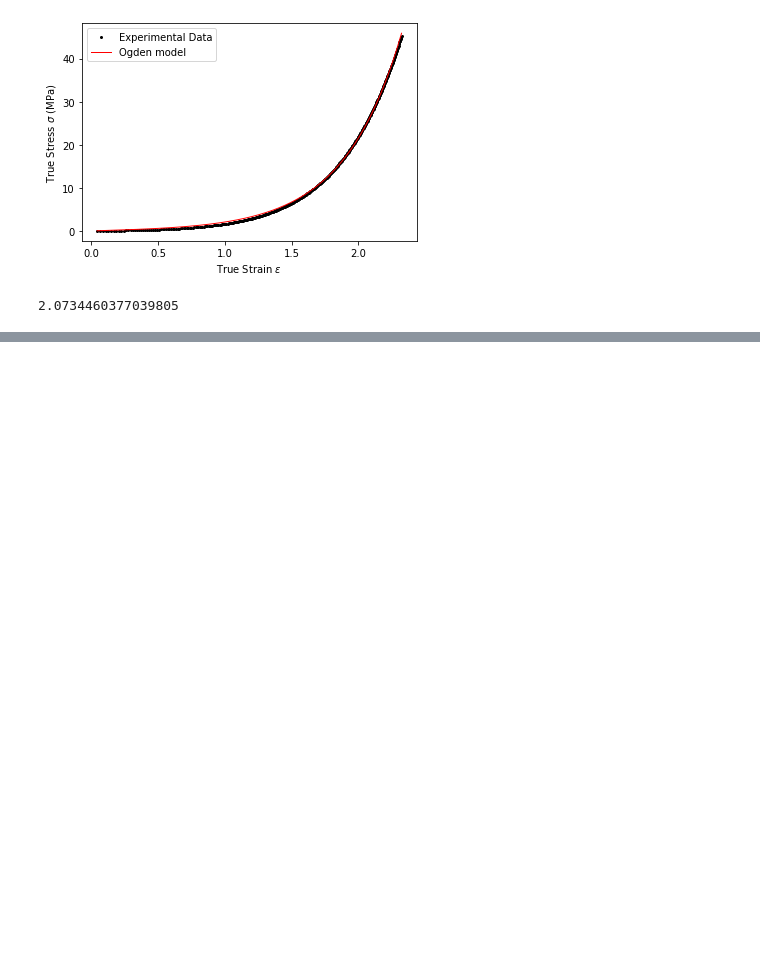
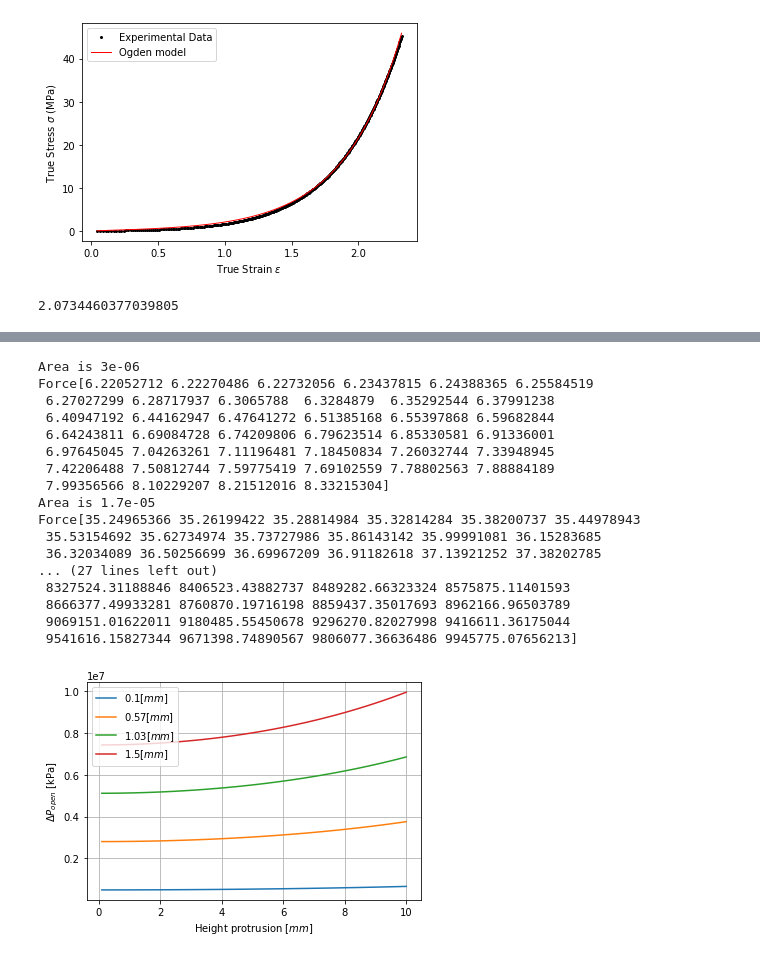
Before and after one commit to Olviel/Soft-Robotics-Materials-Database_forked, a Jupyter notebook: ICRA2023 Tutorial FT29 Towards an accessible soft robotics toolbox and validation test rig/opening_pressure.ipynb, the cells around one changed output, grey strips where cells are left out. Drawn from its saved outputs; the diff is of its cells as text; code cells hidden in the pictures; blank space fills up the shorter version.

```diff
--- a/ICRA2023 Tutorial FT29 Towards an accessible soft robotics toolbox and validation test rig/opening_pressure.ipynb
+++ b/ICRA2023 Tutorial FT29 Towards an accessible soft robotics toolbox and validation test rig/opening_pressure.ipynb
@@ -178,0 +216,36 @@ array([0.06000038, 0.06000482, 0.0600142 , 0.06002854, 0.06004783,
+# %%
+h_values = np.linspace(0.1, 10, 40) * 1e-3  # Vary height of inlet
+t_values= np.linspace(0.1,1.5,4)*1e-3 #vary thickness of membrane
+ID = 4e-3 # internal diameter of the inlet [m]
+t_inlet = 2e-3#  thickness of the inlet [m]
+D=30e-3 # Diameter membrane [m]
+
+for thickness in t_values:
+    P_open_values = compute_P_open(h_values, optim_parameters, order, ID, t_inlet, D, thickness)
+    plt.plot(h_values*1000,P_open_values,label=str(round(thickness*1000,2))+'[$mm$]')
+
+plt.xlabel('Height protrusion [$mm$]')
+plt.ylabel('$\\Delta P_{open}$ [kPa]')
+plt.legend()
+plt.grid()
+
+print(P_open_values)
+# %% [output]
+Area is 3e-06
+Force[6.22052712 6.22270486 6.22732056 6.23437815 6.24388365 6.25584519
+ 6.27027299 6.28717937 6.3065788  6.3284879  6.35292544 6.37991238
+ 6.40947192 6.44162947 6.47641272 6.51385168 6.55397868 6.59682844
+ 6.64243811 6.69084728 6.74209806 6.79623514 6.85330581 6.91336001
+ 6.97645045 7.04263261 7.11196481 7.18450834 7.26032744 7.33948945
+ 7.42206488 7.50812744 7.59775419 7.69102559 7.78802563 7.88884189
+ 7.99356566 8.10229207 8.21512016 8.33215304]
+Area is 1.7e-05
+Force[35.24965366 35.26199422 35.28814984 35.32814284 35.38200737 35.44978943
+ 35.53154692 35.62734974 35.73727986 35.86143142 35.99991081 36.15283685
+ 36.32034089 36.50256699 36.69967209 36.91182618 37.13921252 37.38202785
+... (27 lines left out)
+ 8327524.31188846 8406523.43882737 8489282.66323324 8575875.11401593
+ 8666377.49933281 8760870.19716198 8859437.35017693 8962166.96503789
+ 9069151.01622011 9180485.55450678 9296270.82027998 9416611.36175044
+ 9541616.15827344 9671398.74890567 9806077.36636486 9945775.07656213]
+[figure, added]
```
Also changed, not shown: parts of 3 cells of this notebook.
